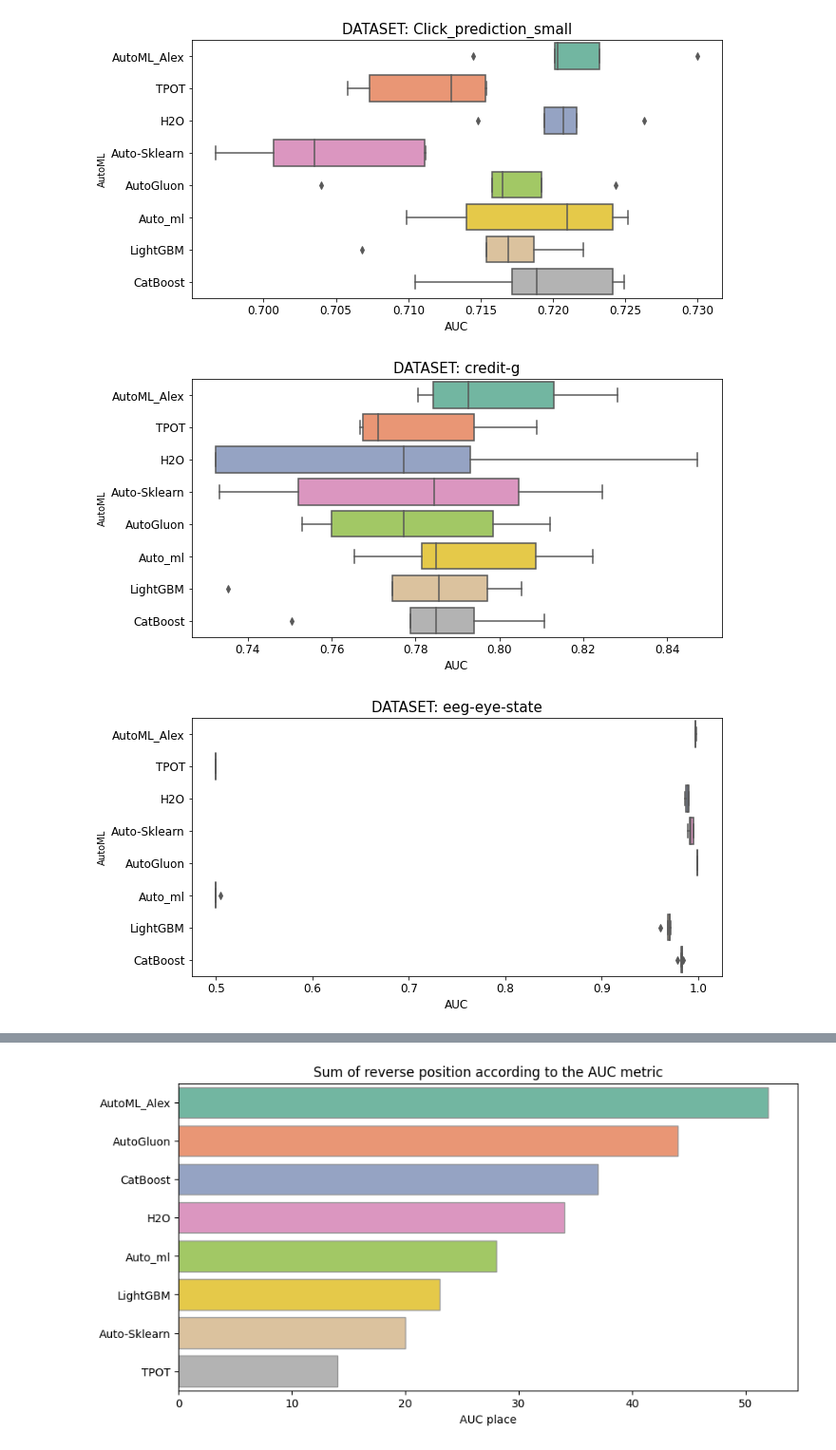
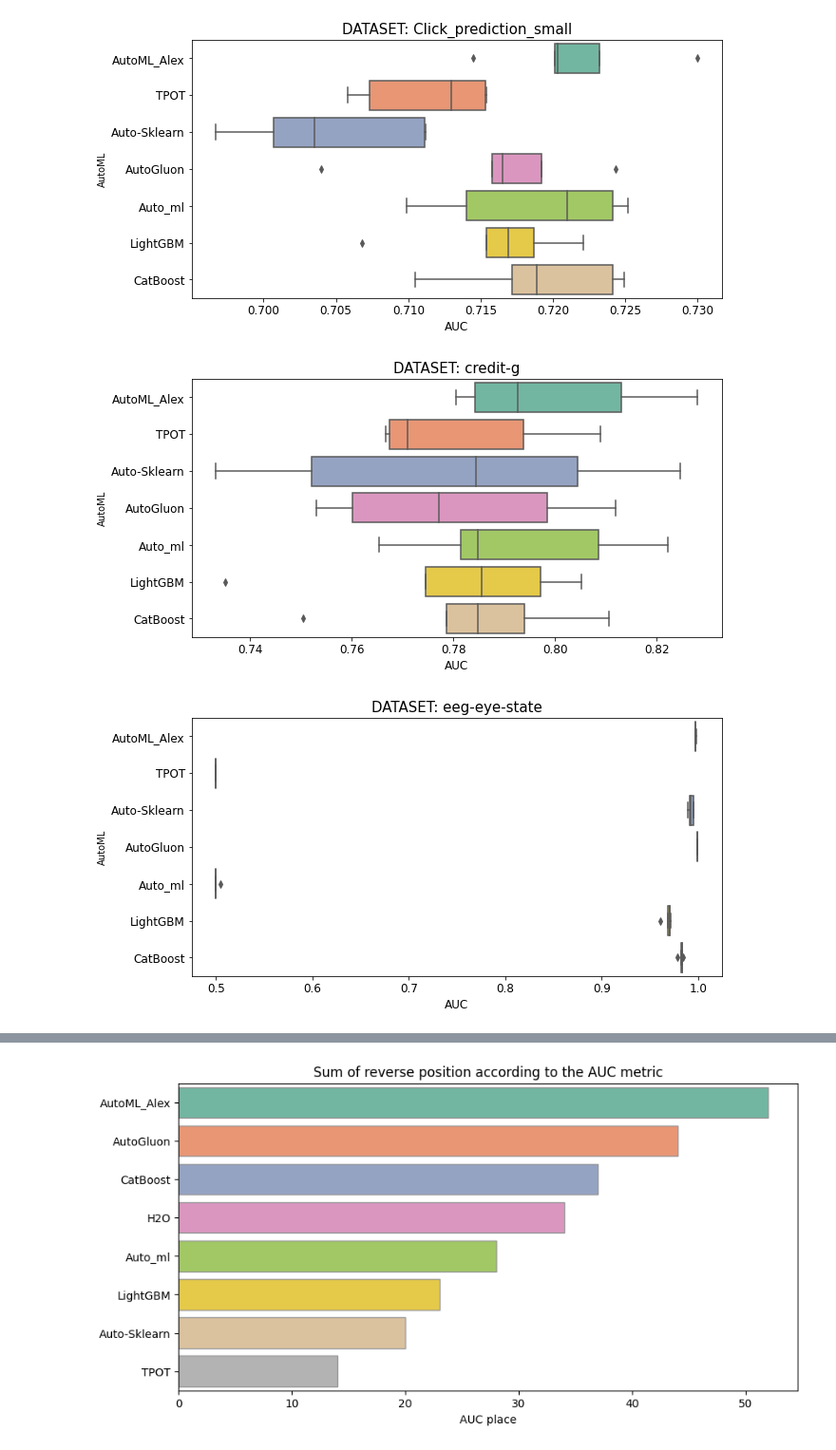
Before and after one commit to Alex-Lekov/AutoML-Benchmark, a Jupyter notebook: binary-classification/bench_v1.ipynb, the cells around one changed output, grey strips where cells are left out. Shown at 95% size. Saved outputs shown, nothing was run; the diff lists cells and outputs as text; code cells hidden in the pictures.

```diff
--- a/binary-classification/bench_v1.ipynb
+++ b/binary-classification/bench_v1.ipynb
@@ -13,13 +13,16 @@ dataset_names = [
          'credit-g',
          'eeg-eye-state',
          'electricity',
-         #'kc1',
+         'kc1',
+         'mozilla4',
+         'phoneme',
+         'qsar-biodeg',
          ]
 # %%
 auto_ml_names = [
     'automl_alex',
     'tpot',
-    'h2o',
+    #'h2o',
     'autosklearn',
     'autogluon',
     'Auto_ml',
@@ -63,7 +66,7 @@ for metric in metrics:
         all_df.columns = [
             'AutoML_Alex',
              'TPOT',
-        'H2O',
+        #'H2O',
         'Auto-Sklearn',
         'AutoGluon',
         'Auto_ml',
@@ -111,3 +114,3 @@ automl_alex       0.003728
-[figure, old version]
+[figure, new version]
-[figure, old version]
+[figure, new version]
-[figure, old version]
+[figure, new version]
```
Also changed, not shown: parts of 2 cells of this notebook, 12 other files.
